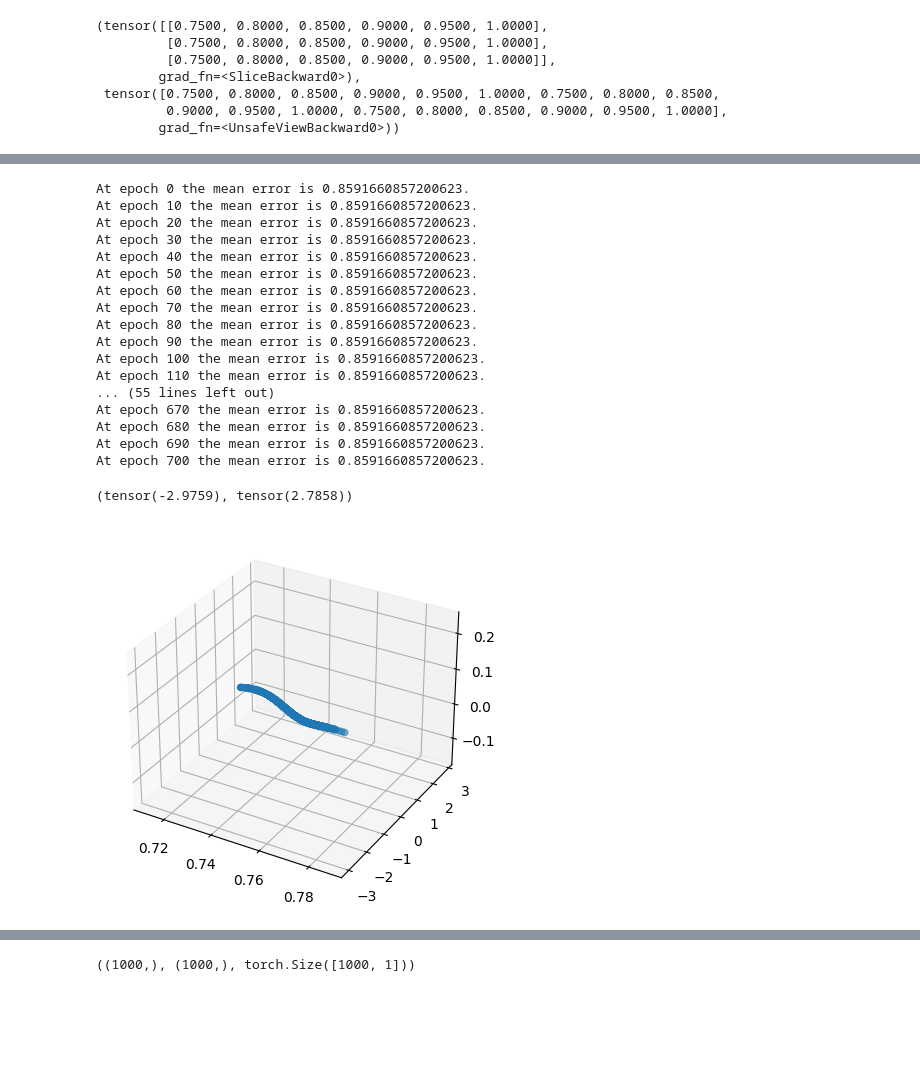
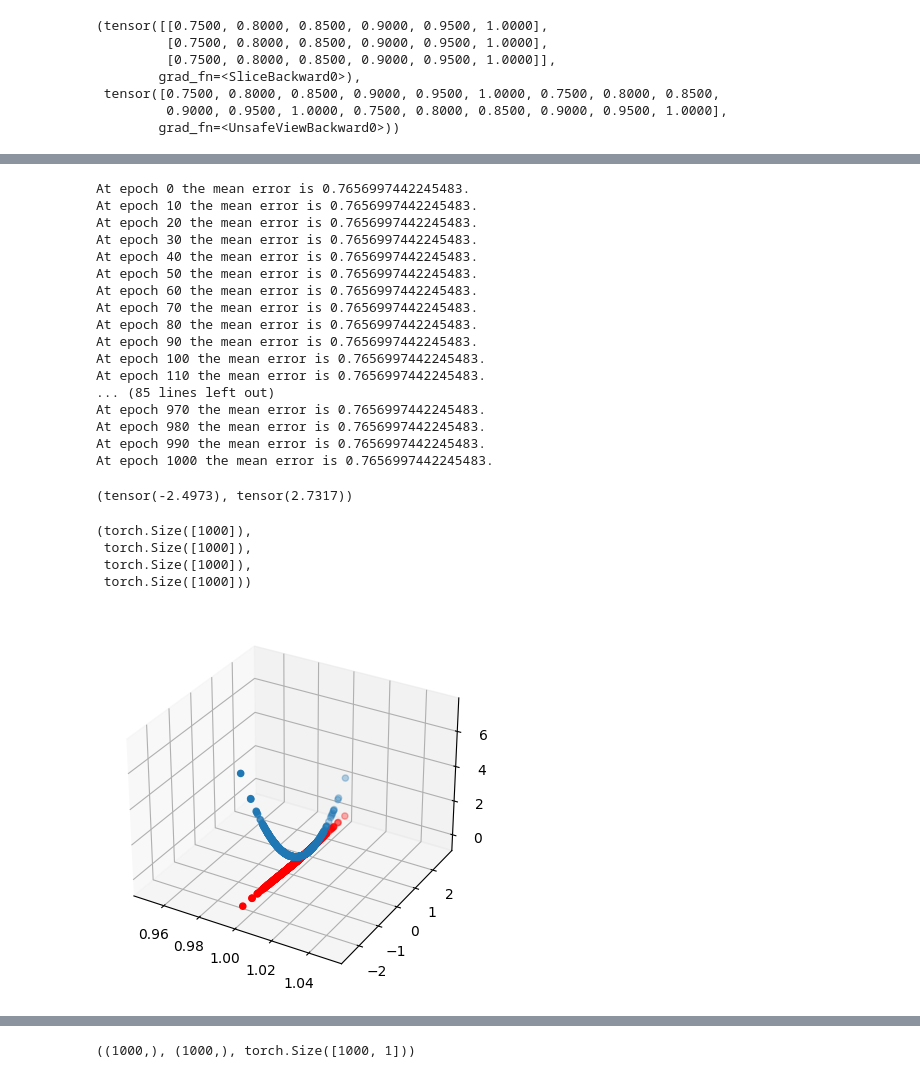
Before and after one commit to arashfahim/Stochastic_Control_FSU, a Jupyter notebook: Discrete_time_DPP.ipynb, the cells around one changed output, grey strips where cells are left out. Saved outputs shown, nothing was run; the diff lists cells and outputs as text; code cells hidden in the pictures; blank space fills up the shorter version.

```diff
--- a/Discrete_time_DPP.ipynb
+++ b/Discrete_time_DPP.ipynb
@@ -647,0 +660,3 @@ v2.TX[0:3,1,:],v2.TX[0:3,1,:].reshape(-1)
+# %%
+x2d = torch.cat((v2.TX[:,0,-1].clone().detach().unsqueeze(-1),v2.TX[:,1,-1].clone().detach().unsqueeze(-1)),axis=-1).clone().detach()
+y2d = v2.Y[:,:,-1][:,0].clone().detach()
@@ -653,8 +682,6 @@ optimizer_val_func = optim.Adam(val_func.parameters(), lrv)
 L_ = torch.Tensor([-2.0])
 loss = torch.Tensor([2.0])
 epoch=0
-x2d = torch.cat((v2.TX[:,0,-6].clone().detach().unsqueeze(-1),v2.TX[:,1,-6].clone().detach().unsqueeze(-1)),axis=-1).clone().detach()
-y2d = v2.Y[:,:,-6][:,0].clone().detach()
 while (torch.abs(L_-loss)>1e-6) & (epoch <= num_epochs):# epoch in range(num_epochs):
     optimizerv.zero_grad()
     loss= torch.mean(torch.pow(val_func(x2d)-y2d,2))#
@@ -667,30 +694,43 @@ while (torch.abs(L_-loss)>1e-6) & (epoch <= num_epochs):# epoch in range(num_epo
       print("At epoch {} the mean error is {}.".format(epoch,loss.detach()))
     epoch += 1
 # %% [output]
-At epoch 0 the mean error is 0.8591660857200623.
-At epoch 10 the mean error is 0.8591660857200623.
-At epoch 20 the mean error is 0.8591660857200623.
-At epoch 30 the mean error is 0.8591660857200623.
-At epoch 40 the mean error is 0.8591660857200623.
-At epoch 50 the mean error is 0.8591660857200623.
-At epoch 60 the mean error is 0.8591660857200623.
-At epoch 70 the mean error is 0.8591660857200623.
-At epoch 80 the mean error is 0.8591660857200623.
-At epoch 90 the mean error is 0.8591660857200623.
-At epoch 100 the mean error is 0.8591660857200623.
-At epoch 110 the mean error is 0.8591660857200623.
-... (55 lines left out)
-At epoch 670 the mean error is 0.8591660857200623.
-At epoch 680 the mean error is 0.8591660857200623.
-At epoch 690 the mean error is 0.8591660857200623.
-At epoch 700 the mean error is 0.8591660857200623.
+At epoch 0 the mean error is 0.7656997442245483.
+At epoch 10 the mean error is 0.7656997442245483.
+At epoch 20 the mean error is 0.7656997442245483.
+At epoch 30 the mean error is 0.7656997442245483.
+At epoch 40 the mean error is 0.7656997442245483.
+At epoch 50 the mean error is 0.7656997442245483.
+At epoch 60 the mean error is 0.7656997442245483.
+At epoch 70 the mean error is 0.7656997442245483.
+At epoch 80 the mean error is 0.7656997442245483.
+At epoch 90 the mean error is 0.7656997442245483.
+At epoch 100 the mean error is 0.7656997442245483.
+At epoch 110 the mean error is 0.7656997442245483.
+... (85 lines left out)
+At epoch 970 the mean error is 0.7656997442245483.
+At epoch 980 the mean error is 0.7656997442245483.
+At epoch 990 the mean error is 0.7656997442245483.
+At epoch 1000 the mean error is 0.7656997442245483.
 # %%
 x2d[:,1].min(),x2d[:,1].max()
 # %% [output]
-(tensor(-2.9759), tensor(2.7858))
+(tensor(-2.4973), tensor(2.7317))
+# %%
+tx = v2.TX
+x_term = tx[:,:,-1][:,1]
+y_term = v2.Y[:,:,-1][:,0]
+x_ = tx[:,:,-6][:,1]
+y_ = v2.Y[:,:,-6][:,0]
+x_.shape,y_.shape,x_term.shape,y_term.shape
+# %% [output]
+(torch.Size([1000]),
+ torch.Size([1000]),
+ torch.Size([1000]),
+ torch.Size([1000]))
 # %%
 fig, ax = plt.subplots(subplot_kw=dict(projection='3d'))
-ax.scatter(x2d[:,0].numpy(),x2d[:,1].numpy(), val_func(x2d).clone().detach().numpy())
+ax.scatter(x2d[:,0].numpy(),x2d[:,1].numpy(), y_.clone().detach().numpy())
+ax.scatter(x2d[:,0].numpy(),x2d[:,1].numpy(), val_func(x2d).clone().detach().numpy(), color='red')
 plt.show()
 # %% [output]
-[figure, old version]
+[figure, new version]
```
Also changed, not shown: parts of 25 cells of this notebook.
